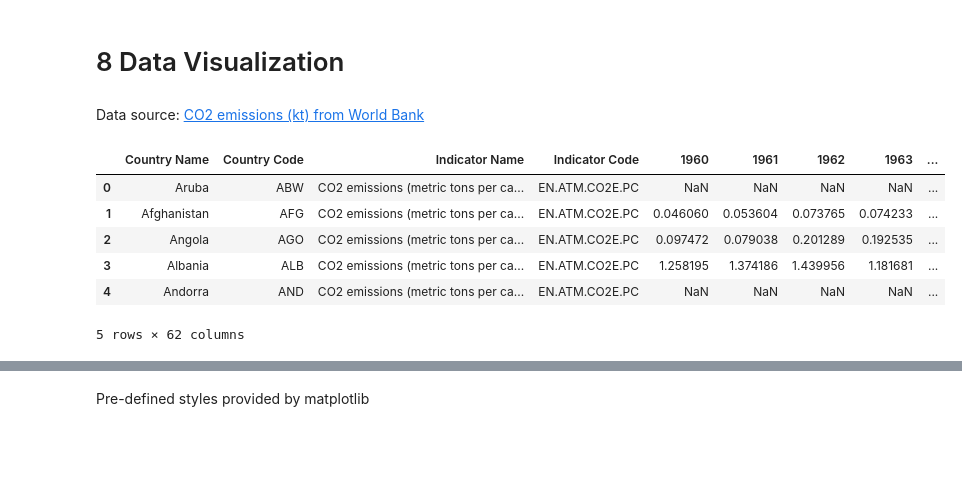
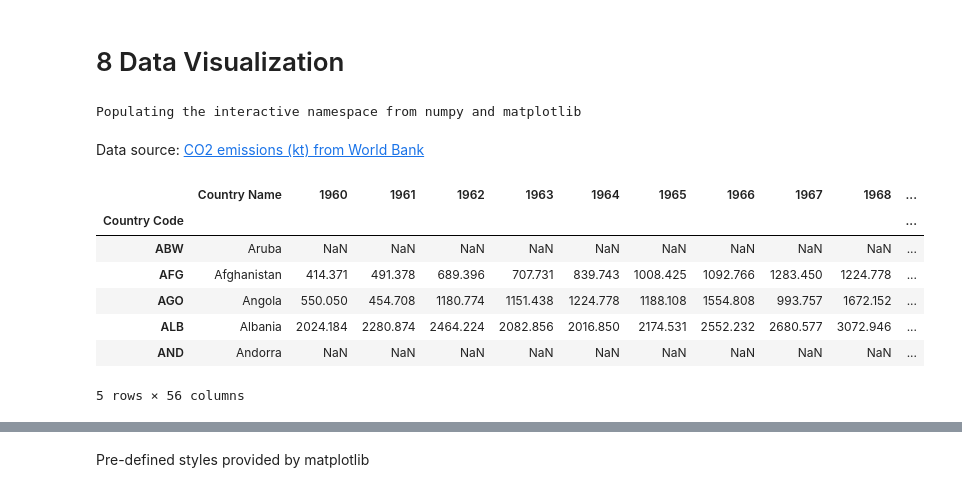
Before and after one commit to Zhenmao/Pandas-Reference-Guide, a Jupyter notebook: 8 Data Visualization.ipynb, the cells around one changed output, grey strips where cells are left out. Drawn from its saved outputs; the diff is of its cells as text; code cells hidden in the pictures; blank space fills up the shorter version.

```diff
--- a/8 Data Visualization.ipynb
+++ b/8 Data Visualization.ipynb
@@ -4,16 +4,22 @@
 import pandas as pd
 import numpy as np
 import matplotlib.pyplot as plt
+%pylab inline
+matplotlib.rcParams['figure.figsize'] = (8, 6)
+# %% [output]
+Populating the interactive namespace from numpy and matplotlib
 # %% [markdown]
 Data source: [CO2 emissions (kt) from World Bank](https://data.worldbank.org/indicator/EN.ATM.CO2E.KT)
 # %%
-df_co2_data = pd.read_csv('API_EN.ATM.CO2E.KT_DS2_en_csv_v2', skiprows=4)
+df_co2_data = pd.read_csv("API_EN.ATM.CO2E.KT_DS2_en_csv_v2.csv", skiprows=4)
+df_co2_data = df_co2_data.set_index('Country Code').drop(['Indicator Name', 'Indicator Code', '2015', '2016', 'Unnamed: 61'], axis=1)
 df_co2_data.head()
 # %% [output]
-|  | Country Name | Country Code | Indicator Name | Indicator Code | 1960 | 1961 | 1962 | 1963 | ... |
-| 0 | Aruba | ABW | CO2 emissions (metric tons per ca... | EN.ATM.CO2E.PC | NaN | NaN | NaN | NaN | ... |
-| 1 | Afghanistan | AFG | CO2 emissions (metric tons per ca... | EN.ATM.CO2E.PC | 0.046060 | 0.053604 | 0.073765 | 0.074233 | ... |
-| 2 | Angola | AGO | CO2 emissions (metric tons per ca... | EN.ATM.CO2E.PC | 0.097472 | 0.079038 | 0.201289 | 0.192535 | ... |
-| 3 | Albania | ALB | CO2 emissions (metric tons per ca... | EN.ATM.CO2E.PC | 1.258195 | 1.374186 | 1.439956 | 1.181681 | ... |
-| 4 | Andorra | AND | CO2 emissions (metric tons per ca... | EN.ATM.CO2E.PC | NaN | NaN | NaN | NaN | ... |
+|  | Country Name | 1960 | 1961 | 1962 | 1963 | 1964 | 1965 | 1966 | 1967 | 1968 | ... |
+| Country Code |  |  |  |  |  |  |  |  |  |  | ... |
+| ABW | Aruba | NaN | NaN | NaN | NaN | NaN | NaN | NaN | NaN | NaN | ... |
+| AFG | Afghanistan | 414.371 | 491.378 | 689.396 | 707.731 | 839.743 | 1008.425 | 1092.766 | 1283.450 | 1224.778 | ... |
+| AGO | Angola | 550.050 | 454.708 | 1180.774 | 1151.438 | 1224.778 | 1188.108 | 1554.808 | 993.757 | 1672.152 | ... |
+| ALB | Albania | 2024.184 | 2280.874 | 2464.224 | 2082.856 | 2016.850 | 2174.531 | 2552.232 | 2680.577 | 3072.946 | ... |
+| AND | Andorra | NaN | NaN | NaN | NaN | NaN | NaN | NaN | NaN | NaN | ... |
-5 rows × 62 columns
+5 rows × 56 columns
```
Also changed, not shown: parts of 7 cells of this notebook.
